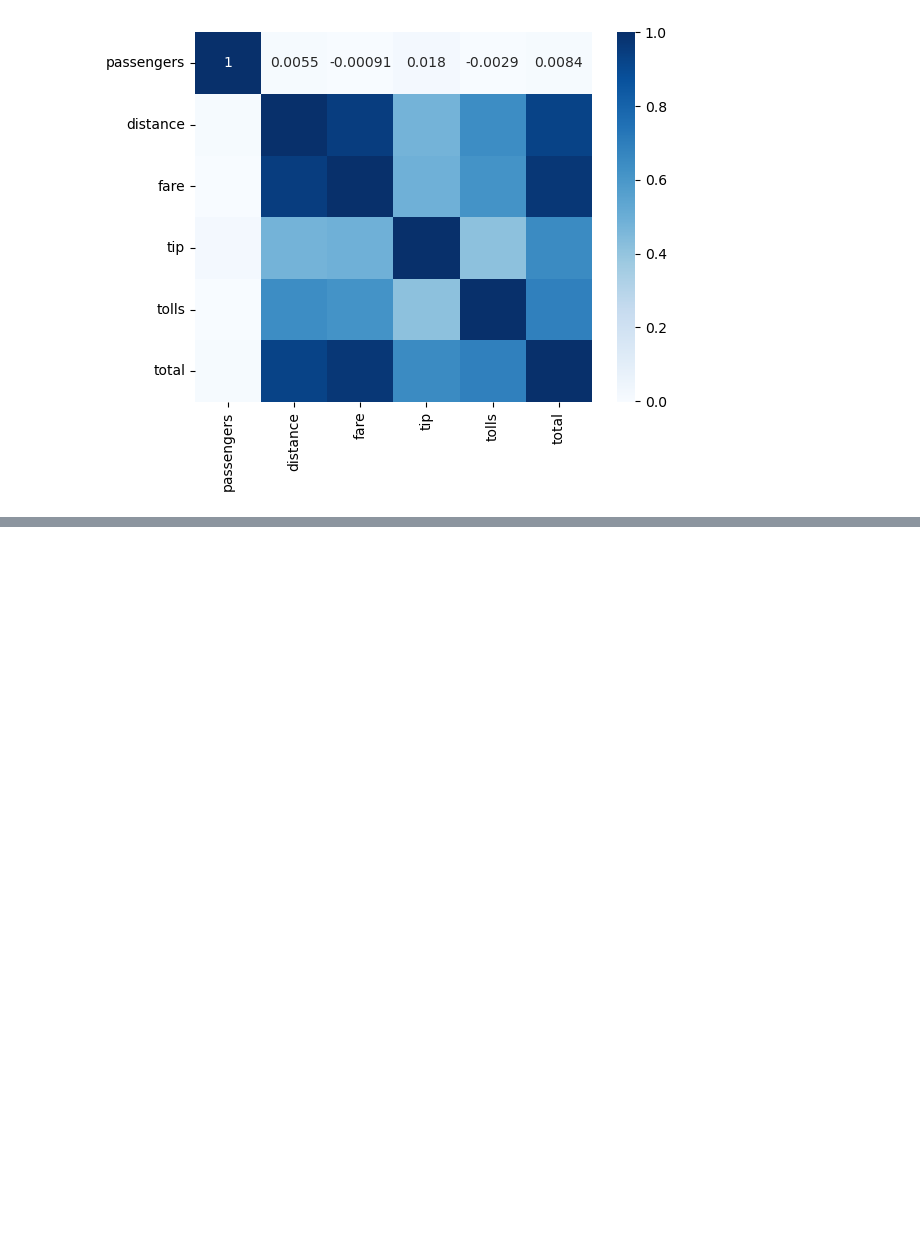
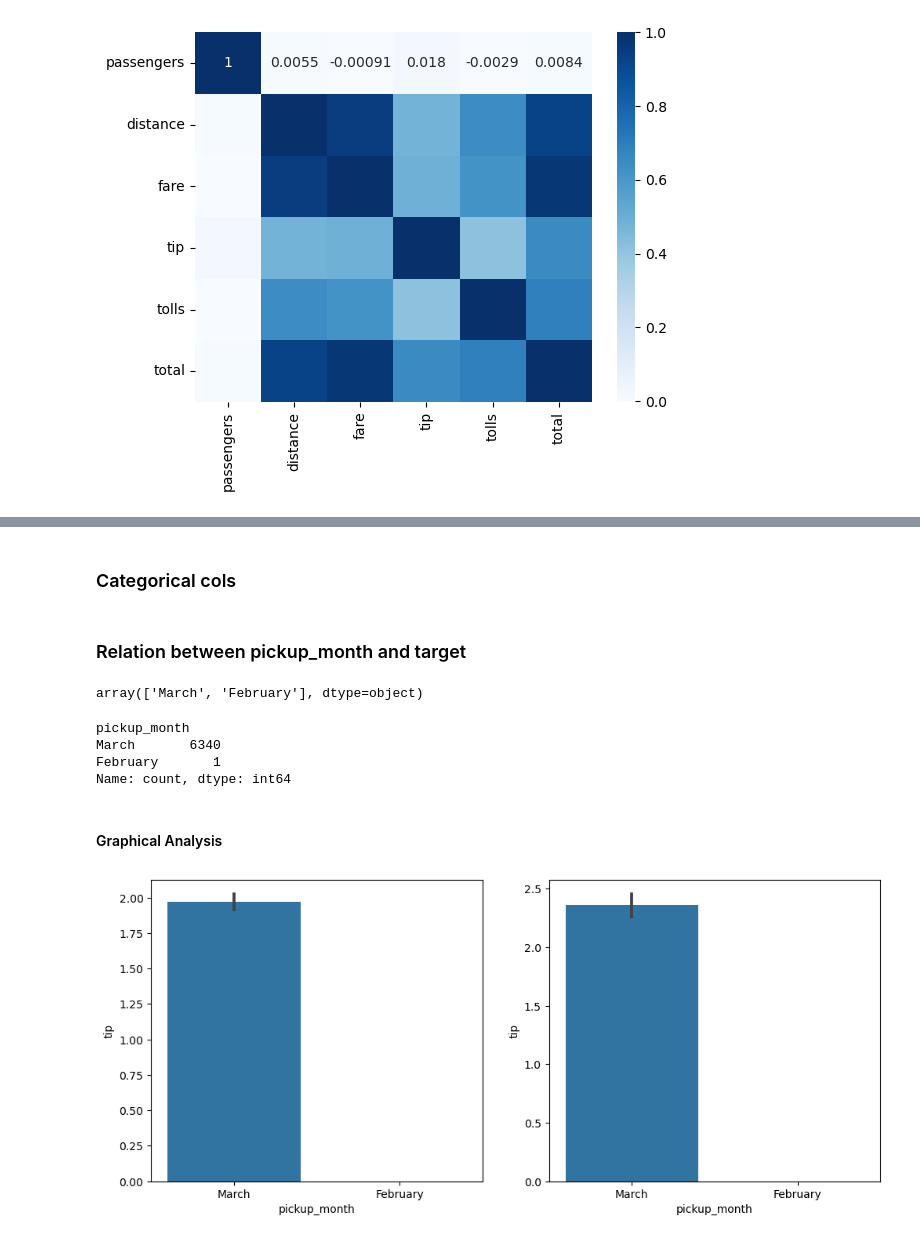
Before and after one commit to akashgardas/Machine-Learning, a Jupyter notebook: Linear_Regression_MLR/Taxies_Data_Seaborn/MLR_EDA_taxis_seaborn.ipynb, the cells around one changed output, grey strips where cells are left out. Drawn from its saved outputs; the diff is of its cells as text; code cells hidden in the pictures; blank space fills up the shorter version.

```diff
--- a/Linear_Regression_MLR/Taxies_Data_Seaborn/MLR_EDA_taxis_seaborn.ipynb
+++ b/Linear_Regression_MLR/Taxies_Data_Seaborn/MLR_EDA_taxis_seaborn.ipynb
@@ -886,0 +1028,8 @@ sns.heatmap(df[['passengers', 'distance', 'fare', 'tip', 'tolls',
+# %%
+df['dropoff_day'] = df.dropoff.dt.day
+# %%
+df['dropoff_dayname'] = df.dropoff.dt.day_name()
+# %%
+df['dropoff_hour'] = df.dropoff.dt.hour
+# %%
+df['dropoff_quarter'] = df.dropoff.dt.quarter
@@ -886,0 +1069,26 @@ sns.heatmap(df[['passengers', 'distance', 'fare', 'tip', 'tolls',
+# %% [markdown]
+### Categorical cols
+# %% [markdown]
+### Relation between pickup_month and target
+# %%
+df.pickup_month.unique()
+# %% [output]
+array(['March', 'February'], dtype=object)
+# %%
+df.pickup_month.value_counts()
+# %% [output]
+pickup_month
+March       6340
+February       1
+Name: count, dtype: int64
+# %% [markdown]
+#### Graphical Analysis
+# %%
+plt.figure(figsize=(12, 5))
+plt.subplot(1, 2, 1)
+sns.barplot(data=df, x='pickup_month', y='tip', estimator='mean')
+plt.subplot(1, 2, 2)
+sns.barplot(data=df, x='pickup_month', y='tip', estimator='std')
+plt.show()
+# %% [output]
+[figure, added]
```
Also changed, not shown: parts of 94 cells of this notebook.
